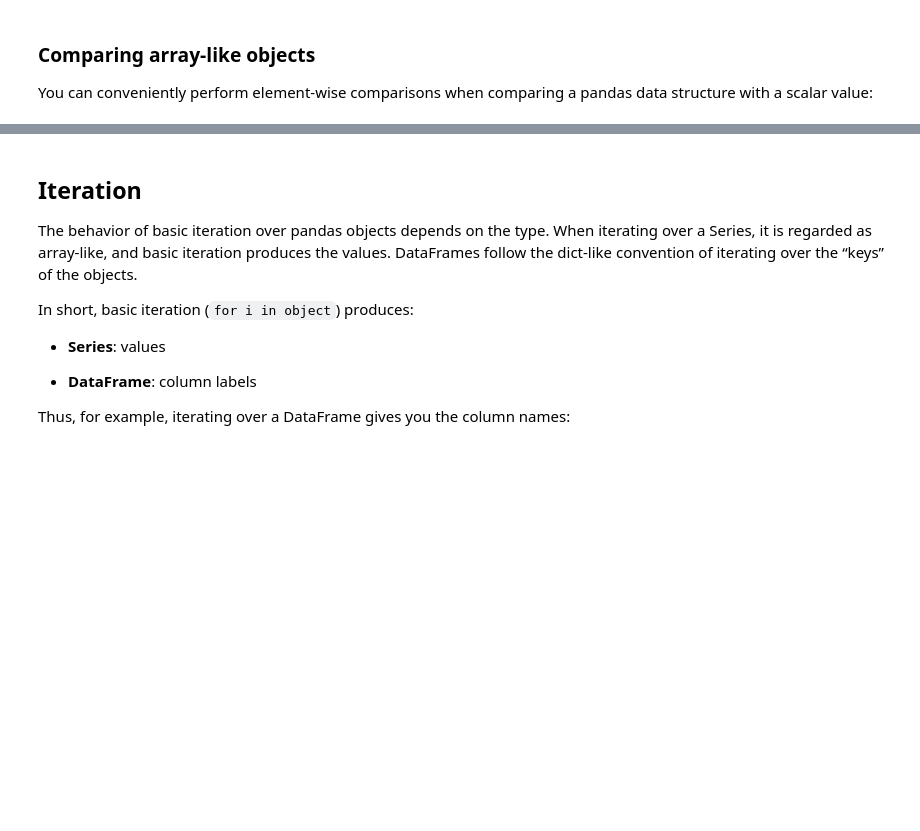
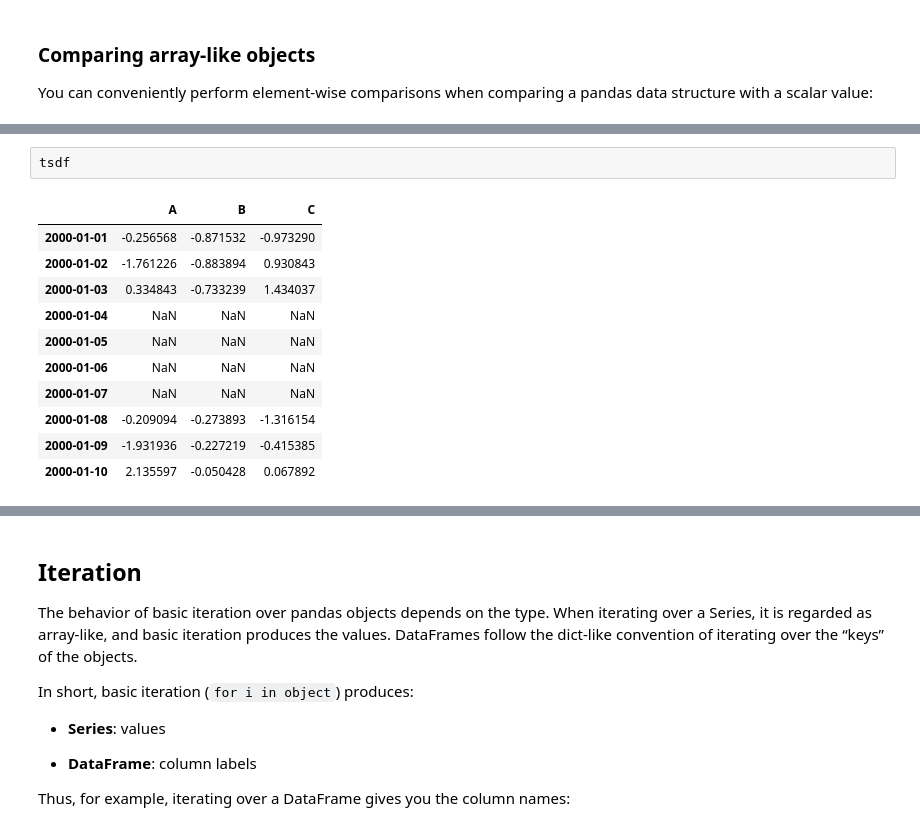
Before and after one commit to Francesco-Ghizzo/Data-Science, a Jupyter notebook: Python/Pandas/User Guide/Essential basic functionality.ipynb, the cells around one changed output, grey strips where cells are left out. Drawn from its saved outputs; the diff is of its cells as text; blank space fills up the shorter version.

```diff
--- a/Python/Pandas/User Guide/Essential basic functionality.ipynb
+++ b/Python/Pandas/User Guide/Essential basic functionality.ipynb
@@ -2596,0 +1410,14 @@ labels).</p>
+# %%
+tsdf
+# %% [output]
+|  | A | B | C |
+| 2000-01-01 | -0.256568 | -0.871532 | -0.973290 |
+| 2000-01-02 | -1.761226 | -0.883894 | 0.930843 |
+| 2000-01-03 | 0.334843 | -0.733239 | 1.434037 |
+| 2000-01-04 | NaN | NaN | NaN |
+| 2000-01-05 | NaN | NaN | NaN |
+| 2000-01-06 | NaN | NaN | NaN |
+| 2000-01-07 | NaN | NaN | NaN |
+| 2000-01-08 | -0.209094 | -0.273893 | -1.316154 |
+| 2000-01-09 | -1.931936 | -0.227219 | -0.415385 |
+| 2000-01-10 | 2.135597 | -0.050428 | 0.067892 |
```
Also changed, not shown: parts of 431 cells of this notebook.
